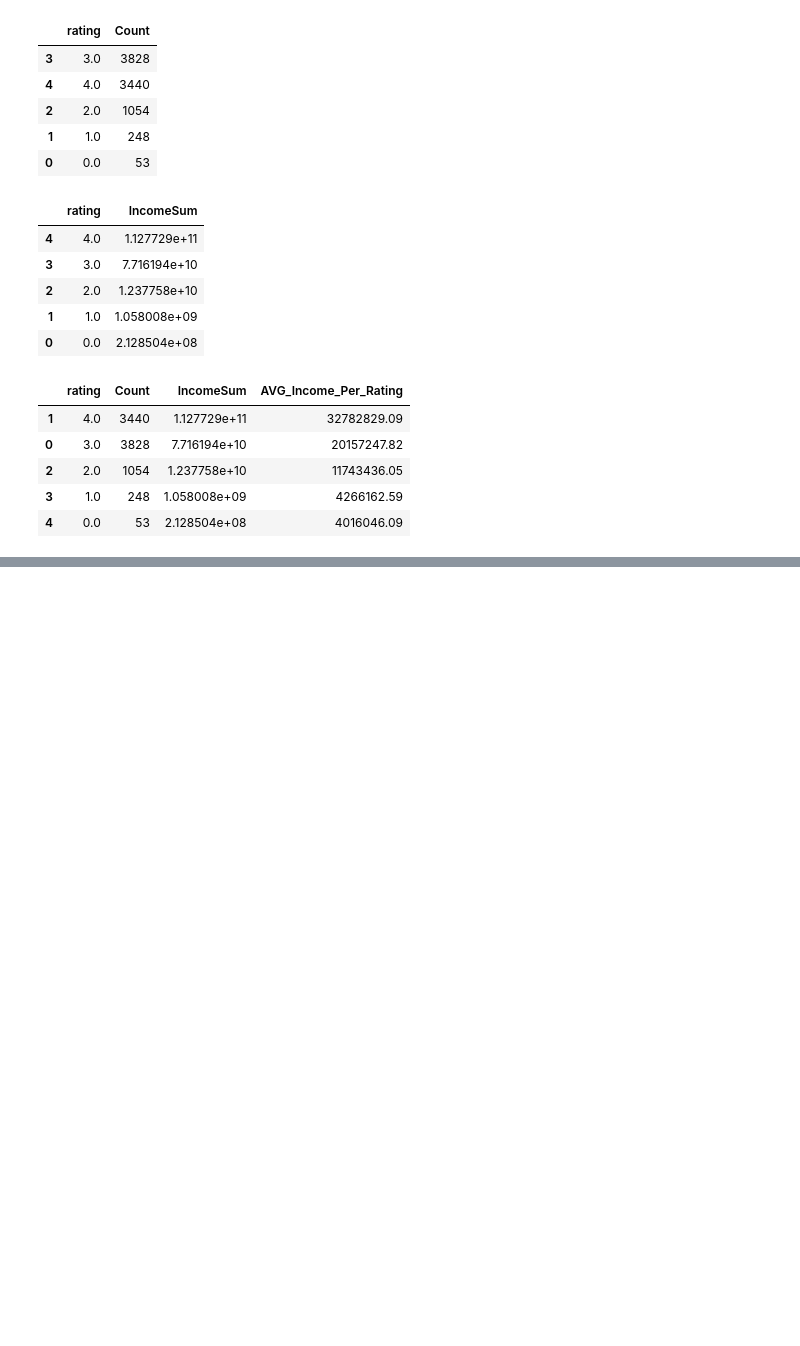
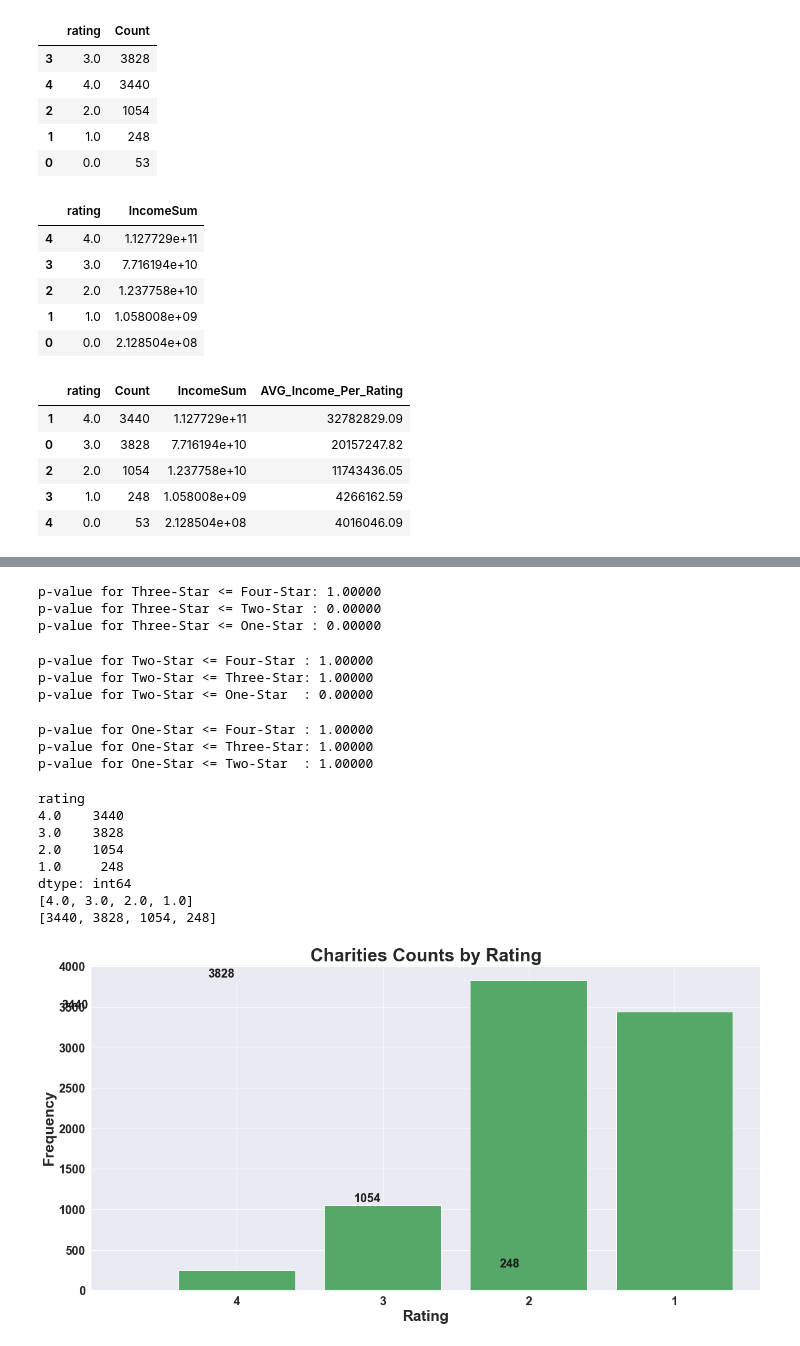
Before and after one commit to jackvessa/Capstone1_Givz_EDA, a Jupyter notebook: Charity_Navigator_Data_CSV.ipynb, the cells around one changed output, grey strips where cells are left out. Drawn from its saved outputs; the diff is of its cells as text; code cells hidden in the pictures; blank space fills up the shorter version.

```diff
--- a/Charity_Navigator_Data_CSV.ipynb
+++ b/Charity_Navigator_Data_CSV.ipynb
@@ -691,0 +757,71 @@ zz.sort_values(by="AVG_Income_Per_Rating", ascending=False)
+# %%
+res = stats.mannwhitneyu(three_star_df_incomes, four_star_df_incomes, alternative="greater")
+print("p-value for Three-Star <= Four-Star: {:2.5f}".format(res.pvalue))
+res = stats.mannwhitneyu(three_star_df_incomes, two_star_df_incomes, alternative="greater")
+print("p-value for Three-Star <= Two-Star : {:2.5f}".format(res.pvalue))
+res = stats.mannwhitneyu(three_star_df_incomes, one_star_df_incomes, alternative="greater")
+print("p-value for Three-Star <= One-Star : {:2.5f}".format(res.pvalue))
+# %% [output]
+p-value for Three-Star <= Four-Star: 1.00000
+p-value for Three-Star <= Two-Star : 0.00000
+p-value for Three-Star <= One-Star : 0.00000
+# %%
+res = stats.mannwhitneyu(two_star_df_incomes, four_star_df_incomes, alternative="greater")
+print("p-value for Two-Star <= Four-Star : {:2.5f}".format(res.pvalue))
+res = stats.mannwhitneyu(two_star_df_incomes, three_star_df_incomes, alternative="greater")
+print("p-value for Two-Star <= Three-Star: {:2.5f}".format(res.pvalue))
+res = stats.mannwhitneyu(two_star_df_incomes, one_star_df_incomes, alternative="greater")
+print("p-value for Two-Star <= One-Star  : {:2.5f}".format(res.pvalue))
+# %% [output]
+p-value for Two-Star <= Four-Star : 1.00000
+p-value for Two-Star <= Three-Star: 1.00000
+p-value for Two-Star <= One-Star  : 0.00000
+# %%
+res = stats.mannwhitneyu(one_star_df_incomes, four_star_df_incomes, alternative="greater")
+print("p-value for One-Star <= Four-Star : {:2.5f}".format(res.pvalue))
+res = stats.mannwhitneyu(one_star_df_incomes, three_star_df_incomes, alternative="greater")
+print("p-value for One-Star <= Three-Star: {:2.5f}".format(res.pvalue))
+res = stats.mannwhitneyu(one_star_df_incomes, two_star_df_incomes, alternative="greater")
+print("p-value for One-Star <= Two-Star  : {:2.5f}".format(res.pvalue))
+# %% [output]
+p-value for One-Star <= Four-Star : 1.00000
+p-value for One-Star <= Three-Star: 1.00000
+p-value for One-Star <= Two-Star  : 1.00000
+# %%
+# Charity Count Bar Graph Total - By Rating
+category_count = API_df.groupby('rating').size()
+category_count = category_count.iloc[1:5]
+category_count = category_count.sort_index(ascending=False)
+print(category_count)
+categories = list(category_count.index.values)
+# categories = wrap_axis_labels(categories,13)
+print(categories)
+freq = freq_array(category_count)
+print(freq)
+
+fig,ax = plt.subplots(figsize = (20,10))
+ax.bar(categories,freq, color = "g");
+
+ax.set_xticks(np.arange(0,5,1))
+ax.set_xticklabels([" ",4,3,2,1], rotation=0, weight = "bold",fontsize=20)
+
+# Needs Adjustment based on Data
+ax.set_yticks(np.arange(0,np.max(freq)+200,500)) ;
+ax.set_yticklabels(np.arange(0,np.max(freq)+200,500), weight="bold", fontsize =20) ;
+
+ax.set_title("Charities Counts by Rating", weight = "bold",fontsize=30);
+ax.set_xlabel("Rating", fontsize=25, weight = "bold");
+ax.set_ylabel("Frequency", fontsize=25, weight = "bold");
+
+set_labels(freq,ax,.20,(np.max(freq)/100),fsize=20,c="k")
+# plt.savefig("Charities_by_state")
+# %% [output]
+rating
+4.0    3440
+3.0    3828
+2.0    1054
+1.0     248
+dtype: int64
+[4.0, 3.0, 2.0, 1.0]
+[3440, 3828, 1054, 248]
+[figure, added]
```
Also changed, not shown: parts of 14 cells of this notebook.
